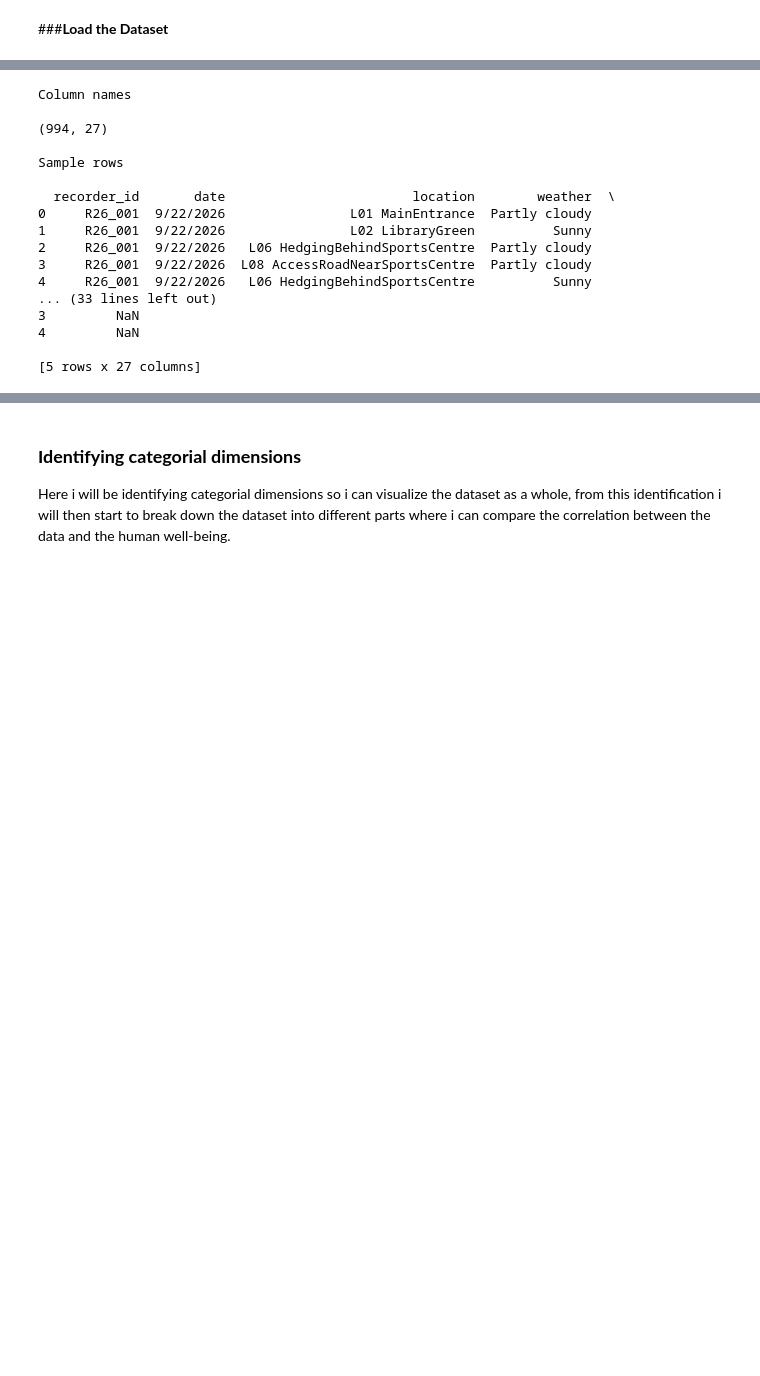
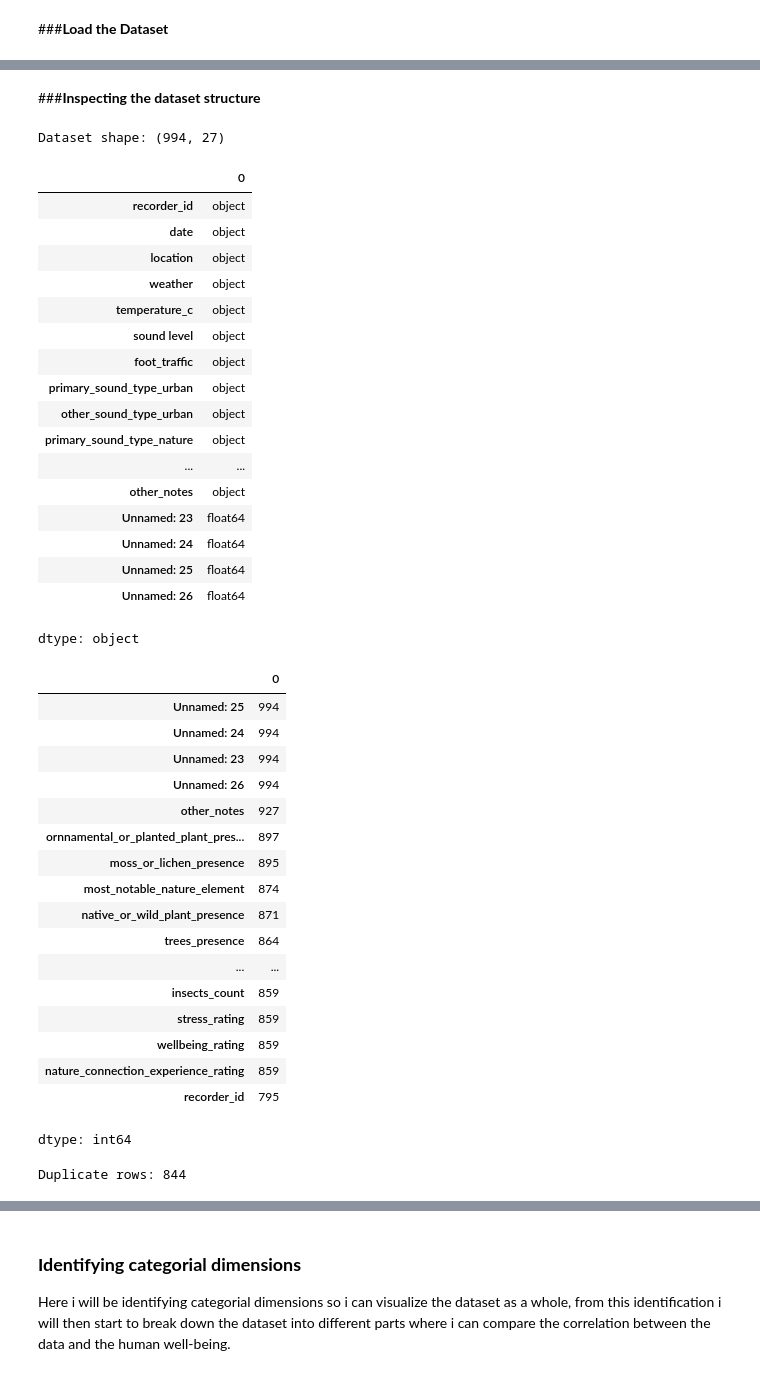
Before and after one commit to CarlosMDSN/ml-campus_data_project-python, a Jupyter notebook: CampusDatasetProject.ipynb, the cells around one changed output, grey strips where cells are left out. Drawn from its saved outputs; the diff is of its cells as text; code cells hidden in the pictures; blank space fills up the shorter version.

```diff
--- a/CampusDatasetProject.ipynb
+++ b/CampusDatasetProject.ipynb
@@ -25,23 +21,54 @@ Here i will inspect the dataset before calculating statistics or drawing graphs,
-# %%
-print('Column names \n')
-print(df.shape)
-print('\nSample rows\n')
-print(df.head())
-# %% [output]
-Column names
-
-(994, 27)
-
-Sample rows
-
-  recorder_id       date                        location        weather  \
-0     R26_001  9/22/2026                L01 MainEntrance  Partly cloudy
-1     R26_001  9/22/2026                L02 LibraryGreen          Sunny
-2     R26_001  9/22/2026   L06 HedgingBehindSportsCentre  Partly cloudy
-3     R26_001  9/22/2026  L08 AccessRoadNearSportsCentre  Partly cloudy
-4     R26_001  9/22/2026   L06 HedgingBehindSportsCentre          Sunny
-... (33 lines left out)
-3         NaN
-4         NaN
-
-[5 rows x 27 columns]
+# %% [markdown]
+###**Inspecting the dataset structure**
+# %%
+# Check dataset dimensions
+print("Dataset shape:", df.shape)
+
+# Check data types
+display(df.dtypes)
+
+# Check missing values
+missing_summary = df.isnull().sum().sort_values(ascending=False)
+display(missing_summary[missing_summary > 0])
+
+# Check duplicate rows
+print("Duplicate rows:", df.duplicated().sum())
+# %% [output]
+Dataset shape: (994, 27)
+|  | 0 |
+| recorder_id | object |
+| date | object |
+| location | object |
+| weather | object |
+| temperature_c | object |
+| sound level | object |
+| foot_traffic | object |
+| primary_sound_type_urban | object |
+| other_sound_type_urban | object |
+| primary_sound_type_nature | object |
+| ... | ... |
+| other_notes | object |
+| Unnamed: 23 | float64 |
+| Unnamed: 24 | float64 |
+| Unnamed: 25 | float64 |
+| Unnamed: 26 | float64 |
+dtype: object
+|  | 0 |
+| Unnamed: 25 | 994 |
+| Unnamed: 24 | 994 |
+| Unnamed: 23 | 994 |
+| Unnamed: 26 | 994 |
+| other_notes | 927 |
+| ornnamental_or_planted_plant_pres... | 897 |
+| moss_or_lichen_presence | 895 |
+| most_notable_nature_element | 874 |
+| native_or_wild_plant_presence | 871 |
+| trees_presence | 864 |
+| ... | ... |
+| insects_count | 859 |
+| stress_rating | 859 |
+| wellbeing_rating | 859 |
+| nature_connection_experience_rating | 859 |
+| recorder_id | 795 |
+dtype: int64
+Duplicate rows: 844
```
Also changed, not shown: parts of 28 cells of this notebook.
